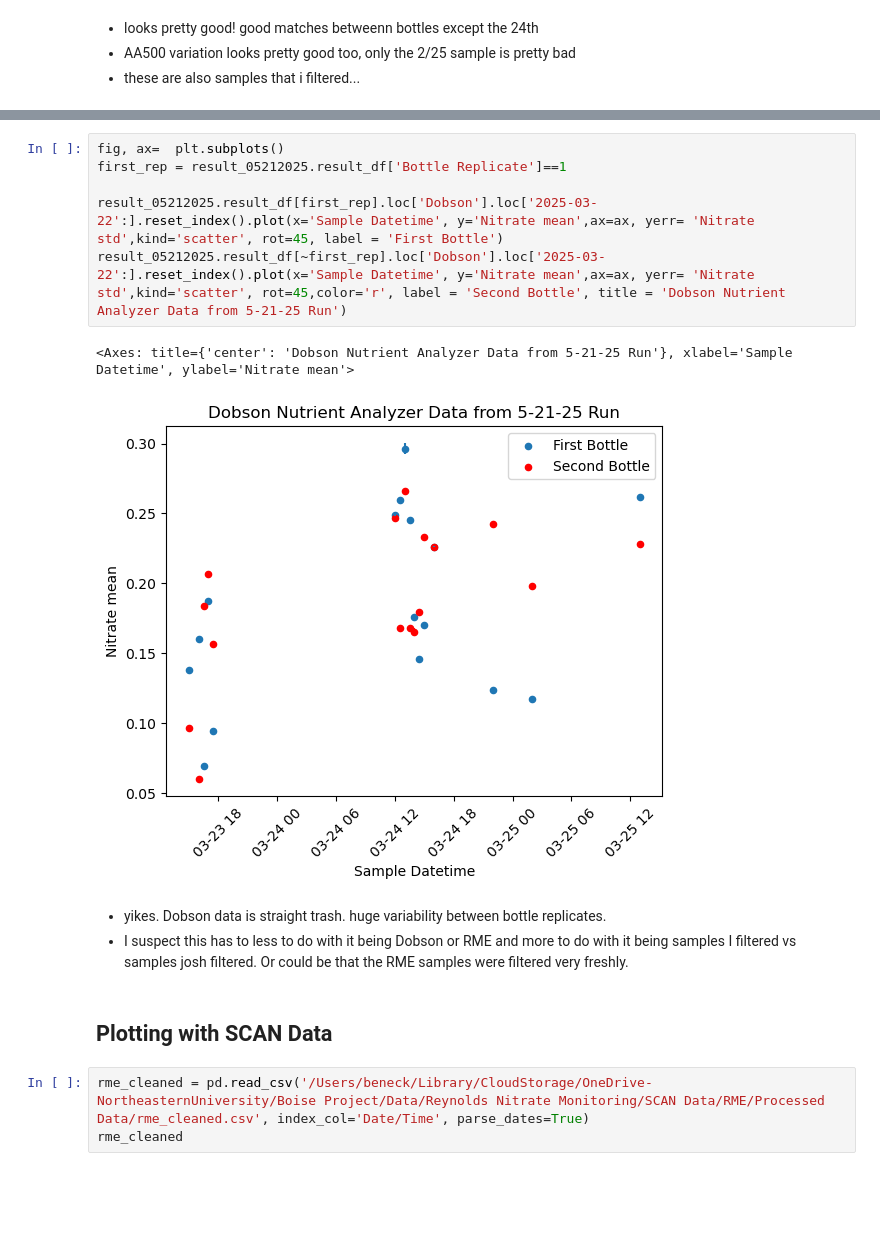
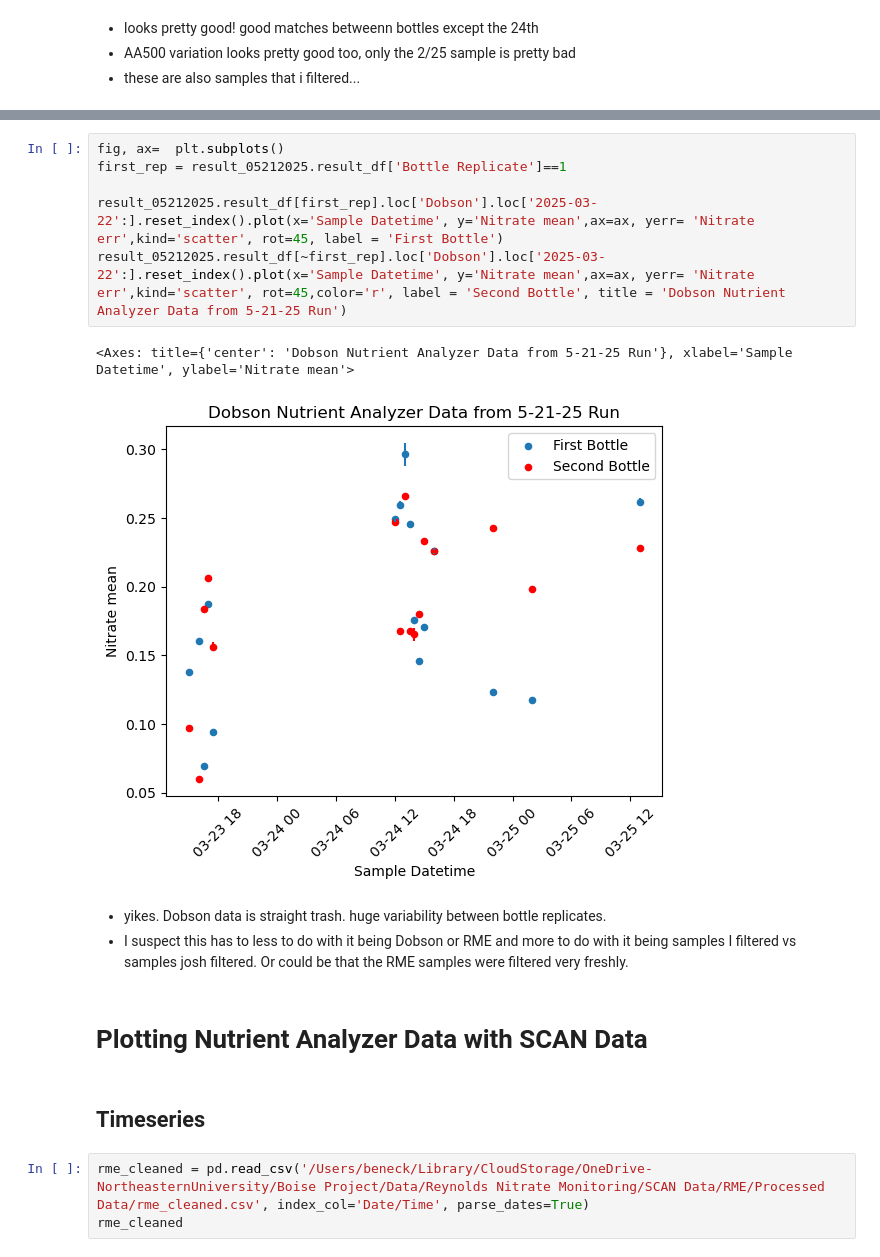
Before and after one commit to mbeneck/rcew-nitrate, a Jupyter notebook: AA500_QA.ipynb, the cells around one changed output, grey strips where cells are left out. Drawn from its saved outputs; the diff is of its cells as text; blank space fills up the shorter version.

```diff
--- a/AA500_QA.ipynb
+++ b/AA500_QA.ipynb
@@ -217,17 +232,19 @@ result_05212025.result_df[~first_rep].loc['Dobson'].loc['2025-02-05 05:00':'2025
 # %%
 fig, ax=  plt.subplots()
 first_rep = result_05212025.result_df['Bottle Replicate']==1
 
-result_05212025.result_df[first_rep].loc['Dobson'].loc['2025-03-22':].reset_index().plot(x='Sample Datetime', y='Nitrate mean',ax=ax, yerr= 'Nitrate std',kind='scatter', rot=45, label = 'First Bottle')
-result_05212025.result_df[~first_rep].loc['Dobson'].loc['2025-03-22':].reset_index().plot(x='Sample Datetime', y='Nitrate mean',ax=ax, yerr= 'Nitrate std',kind='scatter', rot=45,color='r', label = 'Second Bottle', title = 'Dobson Nutrient Analyzer Data from 5-21-25 Run')
+result_05212025.result_df[first_rep].loc['Dobson'].loc['2025-03-22':].reset_index().plot(x='Sample Datetime', y='Nitrate mean',ax=ax, yerr= 'Nitrate err',kind='scatter', rot=45, label = 'First Bottle')
+result_05212025.result_df[~first_rep].loc['Dobson'].loc['2025-03-22':].reset_index().plot(x='Sample Datetime', y='Nitrate mean',ax=ax, yerr= 'Nitrate err',kind='scatter', rot=45,color='r', label = 'Second Bottle', title = 'Dobson Nutrient Analyzer Data from 5-21-25 Run')
 # %% [output]
 <Axes: title={'center': 'Dobson Nutrient Analyzer Data from 5-21-25 Run'}, xlabel='Sample Datetime', ylabel='Nitrate mean'>
-[figure, old version]
+[figure, new version]
 # %% [markdown]
 - yikes. Dobson data is straight trash. huge variability between bottle replicates.
 - I suspect this has to less to do with it being Dobson or RME and more to do with it being samples I filtered vs samples josh filtered. Or could be that the RME samples were filtered very freshly.
 # %% [markdown]
-## Plotting with SCAN Data
+# Plotting Nutrient Analyzer Data with SCAN Data
+# %% [markdown]
+## Timeseries
 # %%
 rme_cleaned = pd.read_csv('/Users/beneck/Library/CloudStorage/OneDrive-NortheasternUniversity/Boise Project/Data/Reynolds Nitrate Monitoring/SCAN Data/RME/Processed Data/rme_cleaned.csv', index_col='Date/Time', parse_dates=True)
 rme_cleaned
```
Also changed, not shown: parts of 19 cells of this notebook.
